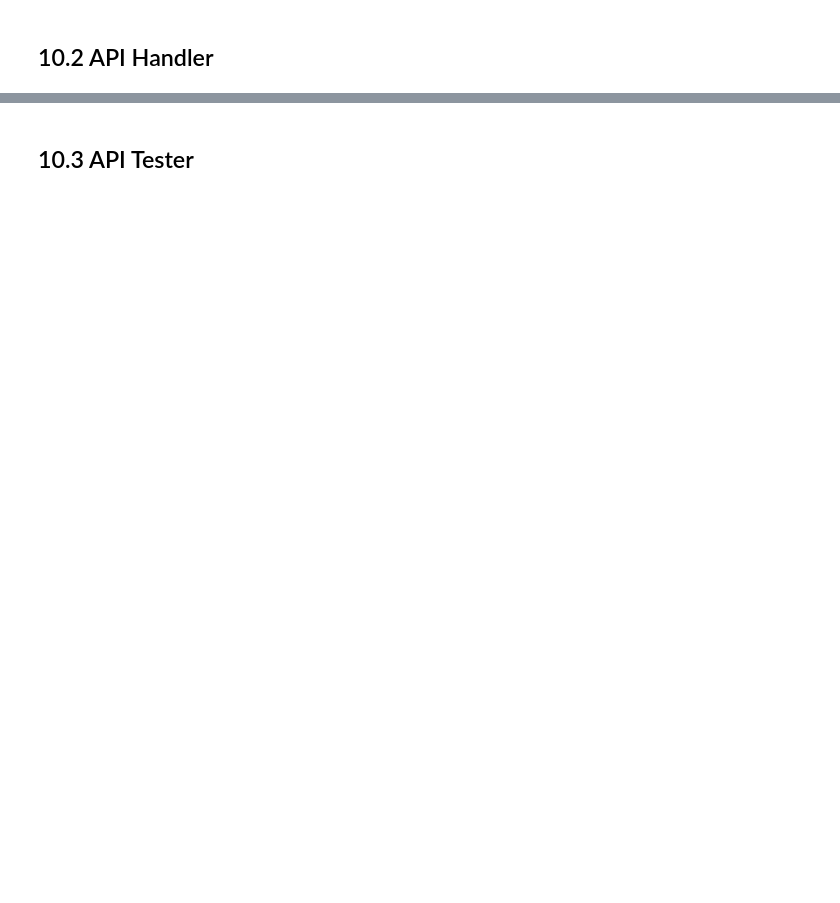
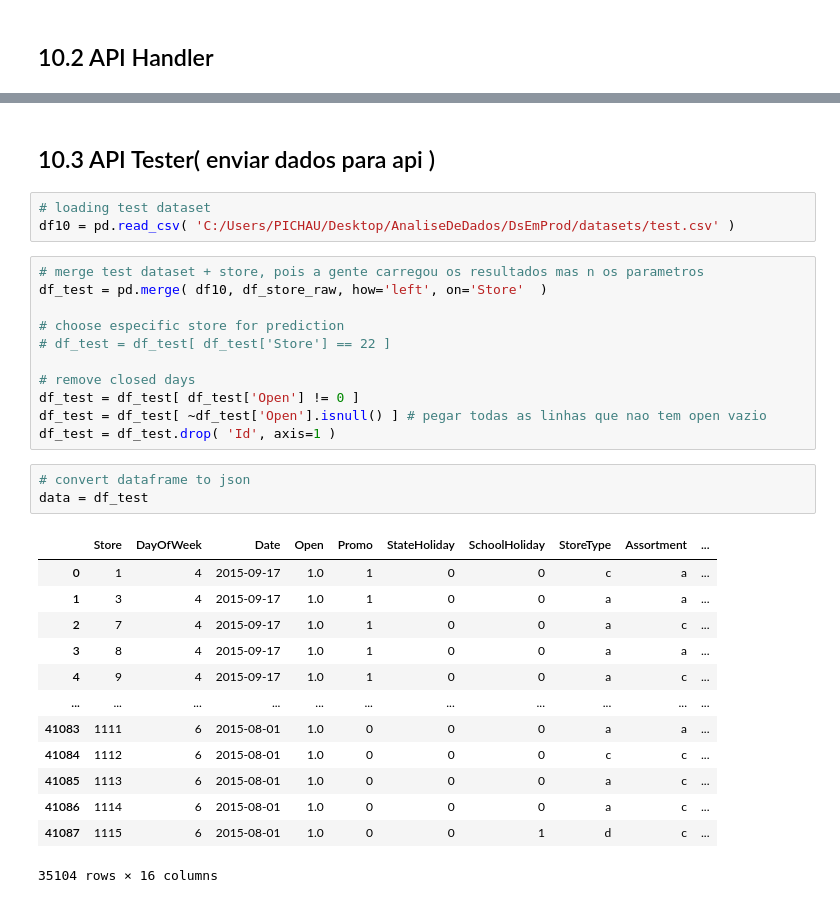
Before and after one commit to Edu-p/ds-project-model, a Jupyter notebook: notebooks/StoreSalesPrediction_md10_v01.ipynb, the cells around one changed output, grey strips where cells are left out. Saved outputs shown, nothing was run; the diff lists cells and outputs as text; blank space fills up the shorter version.

Commit message:
API Tester - preparing json

```diff
--- a/notebooks/StoreSalesPrediction_md10_v01.ipynb
+++ b/notebooks/StoreSalesPrediction_md10_v01.ipynb
@@ -1809,2 +1803,33 @@ if __name__ == '__main__':
 # %% [markdown]
-## 10.3 API Tester
+## 10.3 API Tester( enviar dados para api )
+# %%
+# loading test dataset
+df10 = pd.read_csv( 'C:/Users/PICHAU/Desktop/AnaliseDeDados/DsEmProd/datasets/test.csv' )
+# %%
+# merge test dataset + store, pois a gente carregou os resultados mas n os parametros
+df_test = pd.merge( df10, df_store_raw, how='left', on='Store'  )
+
+# choose especific store for prediction
+# df_test = df_test[ df_test['Store'] == 22 ]
+
+# remove closed days
+df_test = df_test[ df_test['Open'] != 0 ]
+df_test = df_test[ ~df_test['Open'].isnull() ] # pegar todas as linhas que nao tem open vazio
+df_test = df_test.drop( 'Id', axis=1 )
+# %%
+# convert dataframe to json
+data = df_test
+# %% [output]
+|  | Store | DayOfWeek | Date | Open | Promo | StateHoliday | SchoolHoliday | StoreType | Assortment | ... |
+| 0 | 1 | 4 | 2015-09-17 | 1.0 | 1 | 0 | 0 | c | a | ... |
+| 1 | 3 | 4 | 2015-09-17 | 1.0 | 1 | 0 | 0 | a | a | ... |
+| 2 | 7 | 4 | 2015-09-17 | 1.0 | 1 | 0 | 0 | a | c | ... |
+| 3 | 8 | 4 | 2015-09-17 | 1.0 | 1 | 0 | 0 | a | a | ... |
+| 4 | 9 | 4 | 2015-09-17 | 1.0 | 1 | 0 | 0 | a | c | ... |
+| ... | ... | ... | ... | ... | ... | ... | ... | ... | ... | ... |
+| 41083 | 1111 | 6 | 2015-08-01 | 1.0 | 0 | 0 | 0 | a | a | ... |
+| 41084 | 1112 | 6 | 2015-08-01 | 1.0 | 0 | 0 | 0 | c | c | ... |
+| 41085 | 1113 | 6 | 2015-08-01 | 1.0 | 0 | 0 | 0 | a | c | ... |
+| 41086 | 1114 | 6 | 2015-08-01 | 1.0 | 0 | 0 | 0 | a | c | ... |
+| 41087 | 1115 | 6 | 2015-08-01 | 1.0 | 0 | 0 | 1 | d | c | ... |
+35104 rows × 16 columns
```
Also changed, not shown: parts of 9 cells of this notebook.
